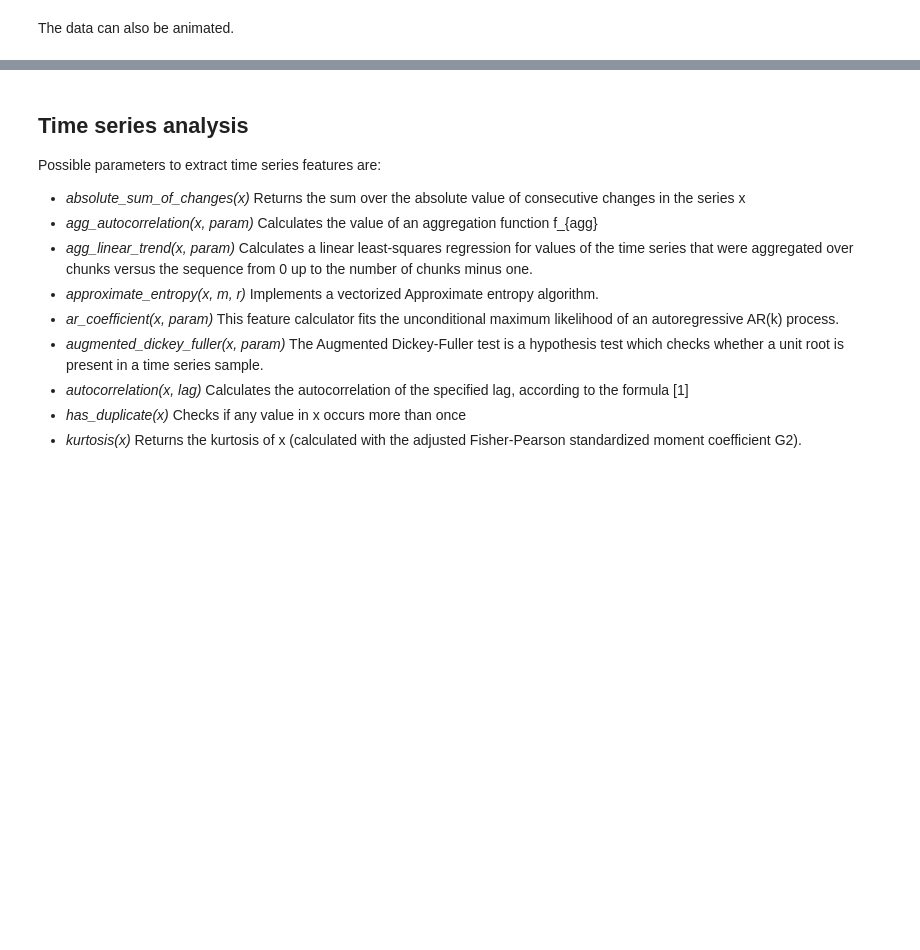
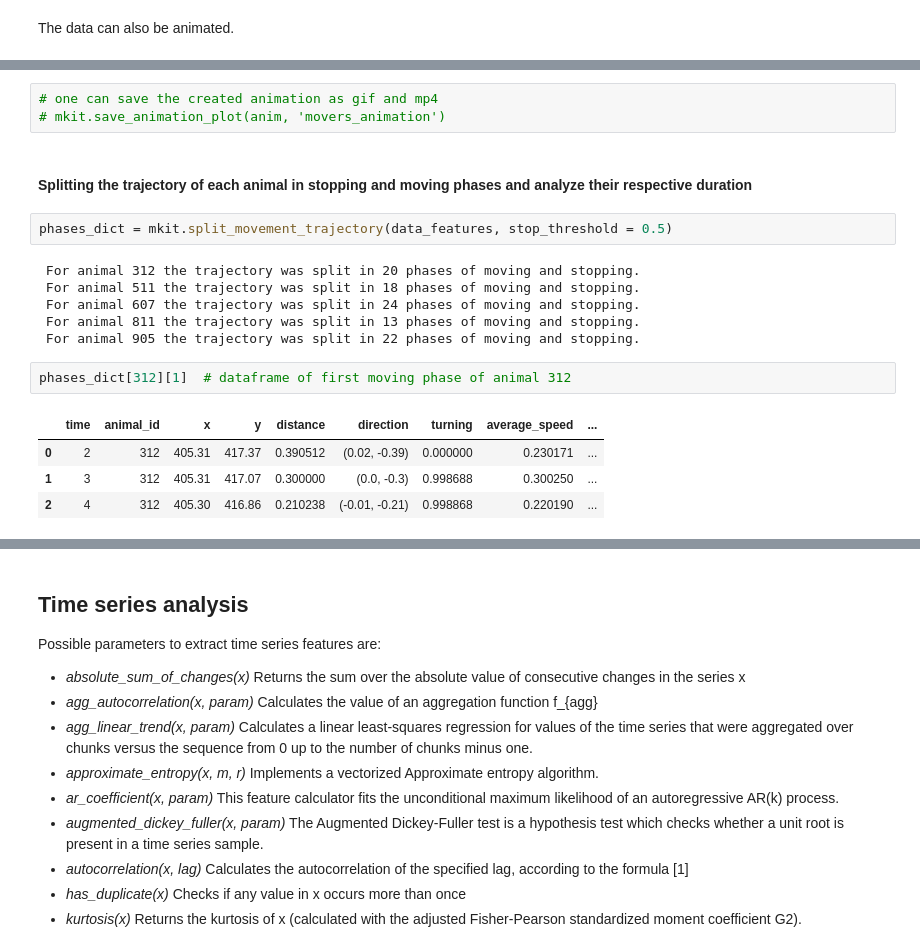
Before and after one commit to dbvis-ukon/movekit, a Jupyter notebook: examples/02_extract_features.ipynb, the cells around one changed output, grey strips where cells are left out. Saved outputs shown, nothing was run; the diff lists cells and outputs as text; blank space fills up the shorter version.

```diff
--- a/examples/02_extract_features.ipynb
+++ b/examples/02_extract_features.ipynb
@@ -173,2 +171,22 @@ writergif = animation.PillowWriter(fps=30)
 # %% [output]
 [figure]
+# %%
+# one can save the created animation as gif and mp4
+# mkit.save_animation_plot(anim, 'movers_animation')
+# %% [markdown]
+#### Splitting the trajectory of each animal in stopping and moving phases and analyze their respective duration
+# %%
+phases_dict = mkit.split_movement_trajectory(data_features, stop_threshold = 0.5)
+# %% [output]
+ For animal 312 the trajectory was split in 20 phases of moving and stopping.
+ For animal 511 the trajectory was split in 18 phases of moving and stopping.
+ For animal 607 the trajectory was split in 24 phases of moving and stopping.
+ For animal 811 the trajectory was split in 13 phases of moving and stopping.
+ For animal 905 the trajectory was split in 22 phases of moving and stopping.
+# %%
+phases_dict[312][1]  # dataframe of first moving phase of animal 312
+# %% [output]
+|  | time | animal_id | x | y | distance | direction | turning | average_speed | ... |
+| 0 | 2 | 312 | 405.31 | 417.37 | 0.390512 | (0.02, -0.39) | 0.000000 | 0.230171 | ... |
+| 1 | 3 | 312 | 405.31 | 417.07 | 0.300000 | (0.0, -0.3) | 0.998688 | 0.300250 | ... |
+| 2 | 4 | 312 | 405.30 | 416.86 | 0.210238 | (-0.01, -0.21) | 0.998868 | 0.220190 | ... |
```
Also changed, not shown: parts of 3 cells of this notebook, 1 other file.
